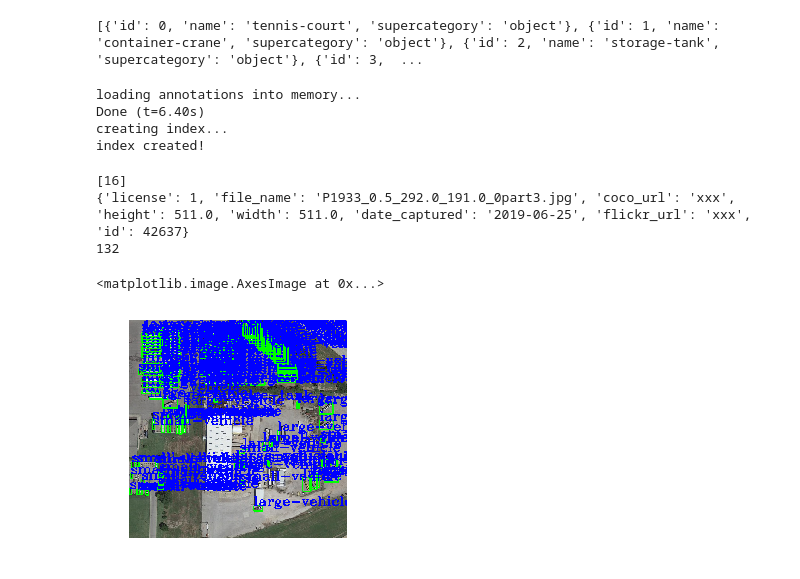
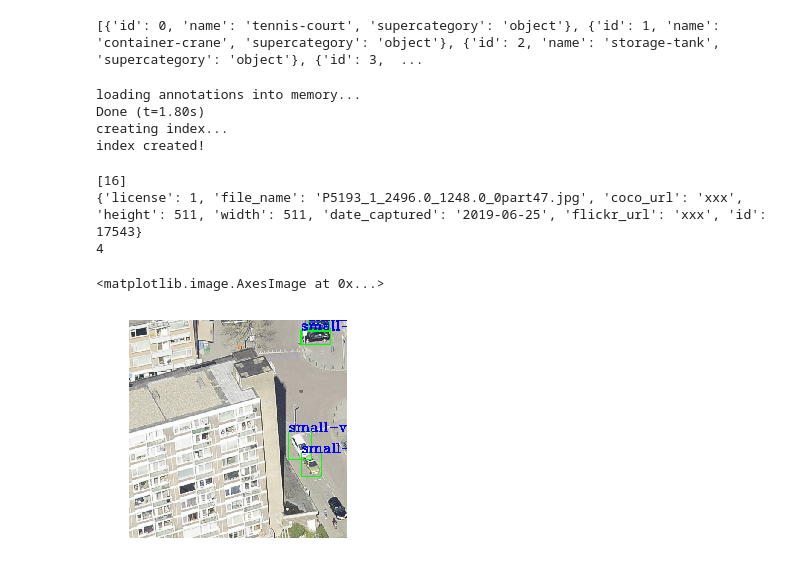
Before and after one commit to cizhenshi/Rscup2019-Object-Detection-Track-3th-Solution, a Jupyter notebook: PrepareData.ipynb, the cells around one changed output. Cells and saved outputs as stored; diff of their text form; code cells hidden in the pictures.

```diff
--- a/PrepareData.ipynb
+++ b/PrepareData.ipynb
@@ -567,37 +579,37 @@ import skimage.io as io
 from pycocotools.coco import COCO   # 载入 cocoz
 %matplotlib inline
 phase = "train"
-coco=COCO("./data/rscup/annotation/annos_rscup_train.json")
+coco=COCO("./data/trash/annotation/annos_rscup_pesudo.json")
 # %% [output]
 loading annotations into memory...
-Done (t=6.40s)
+Done (t=1.80s)
 creating index...
 index created!
 # %%
 catIds = coco.getCatIds(catNms=['small-vehicle'])
 print(catIds)
 imgIds = coco.getImgIds(catIds=catIds)
 # imgIds = coco.getImgIds(imgIds=[335328])
 img = coco.loadImgs(imgIds[np.random.randint(0, len(imgIds))])[0]
-I = io.imread('./data/rscup/train/'+img['file_name'])
+I = io.imread('./data/trash/pesudo/'+img['file_name'])
 plt.imshow(I)
 plt.axis('off')
 print(img)
 annIds = coco.getAnnIds(imgIds=[img['id']], iscrowd=None)
 print(len(annIds))
 anns = coco.loadAnns(annIds)
 for ann in anns:
     bbox = ann['bbox']
     x = [int(x) for x in bbox]
     cv2.rectangle(I, (x[0],x[1]), (x[0]+x[2],x[1]+x[3]), (0,255,0), 2)
     cv2.putText(I, CLASS[ann['category_id']], (x[0],x[1]), cv2.FONT_HERSHEY_COMPLEX, 1, (0, 0, 255), 2)
 plt.imshow(I)
 # %% [output]
 [16]
-{'license': 1, 'file_name': 'P1933_0.5_292.0_191.0_0part3.jpg', 'coco_url': 'xxx', 'height': 511.0, 'width': 511.0, 'date_captured': '2019-06-25', 'flickr_url': 'xxx', 'id': 42637}
-132
+{'license': 1, 'file_name': 'P5193_1_2496.0_1248.0_0part47.jpg', 'coco_url': 'xxx', 'height': 511, 'width': 511, 'date_captured': '2019-06-25', 'flickr_url': 'xxx', 'id': 17543}
+4
 <matplotlib.image.AxesImage at 0x...>
-[figure, old version]
+[figure, new version]
 # %%
 
 # get all images containing given categories, select one at random
```
Also changed, not shown: parts of 4 cells of this notebook, 9 other files.
